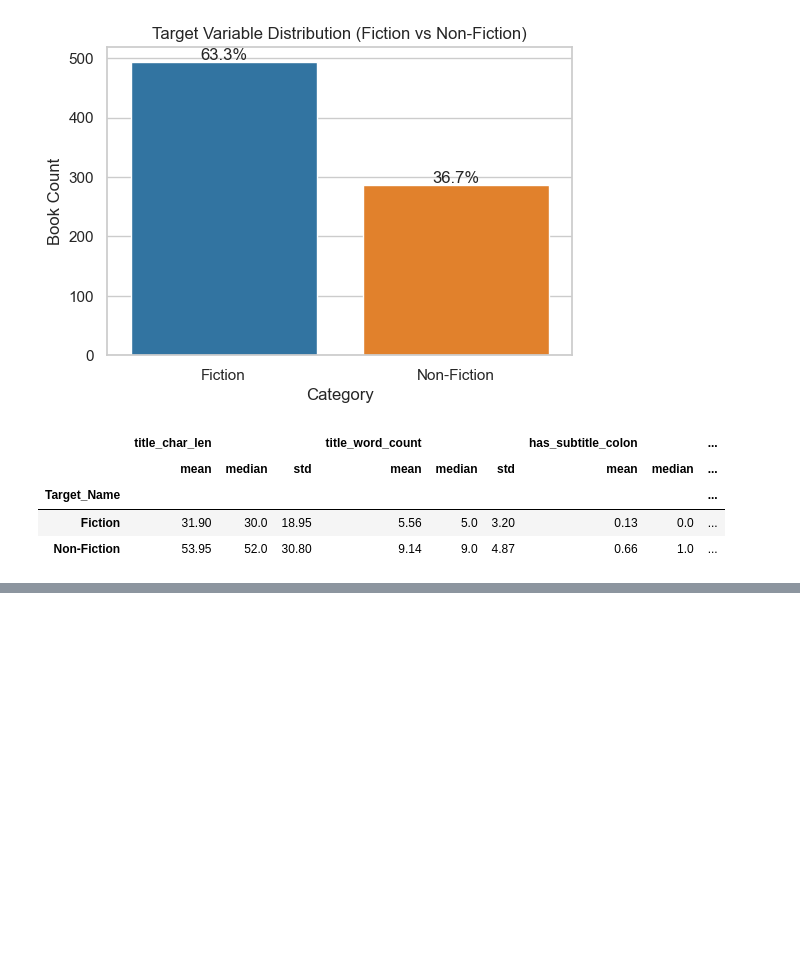
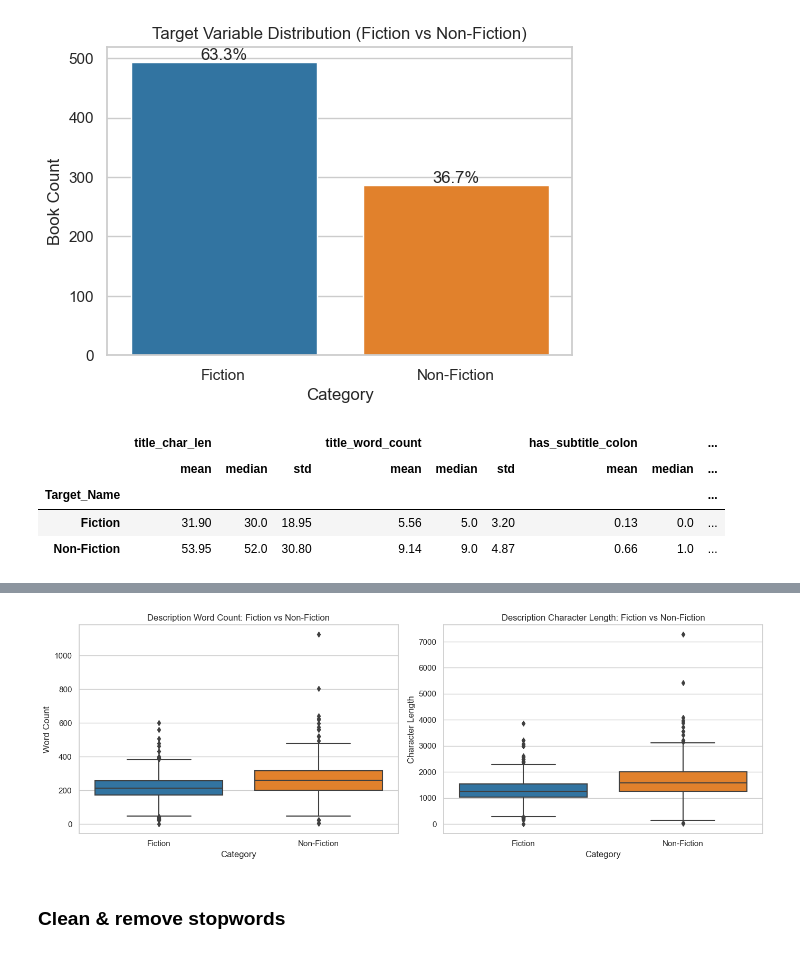
Before and after one commit to Bilas-Halder/Data_Science_Course_Project, a Jupyter notebook: Classification.ipynb, the cells around one changed output, grey strips where cells are left out. Drawn from its saved outputs; the diff is of its cells as text; code cells hidden in the pictures; blank space fills up the shorter version.

```diff
--- a/Classification.ipynb
+++ b/Classification.ipynb
@@ -299,0 +337,20 @@ feature_stats
+# %%
+# Plotting description length & word count distributions
+fig, axes = plt.subplots(1, 2, figsize=(14, 5))
+
+sns.boxplot(data=df, x='Target_Name', y='desc_word_count', palette=['#1f77b4', '#ff7f0e'], ax=axes[0])
+axes[0].set_title('Description Word Count: Fiction vs Non-Fiction')
+axes[0].set_xlabel('Category')
+axes[0].set_ylabel('Word Count')
+
+sns.boxplot(data=df, x='Target_Name', y='desc_char_len', palette=['#1f77b4', '#ff7f0e'], ax=axes[1])
+axes[1].set_title('Description Character Length: Fiction vs Non-Fiction')
+axes[1].set_xlabel('Category')
+axes[1].set_ylabel('Character Length')
+
+plt.tight_layout()
+plt.show()
+# %% [output]
+[figure, added]
+# %% [markdown]
+### Clean & remove stopwords
```
Also changed, not shown: parts of 18 cells of this notebook, 2 other files.
